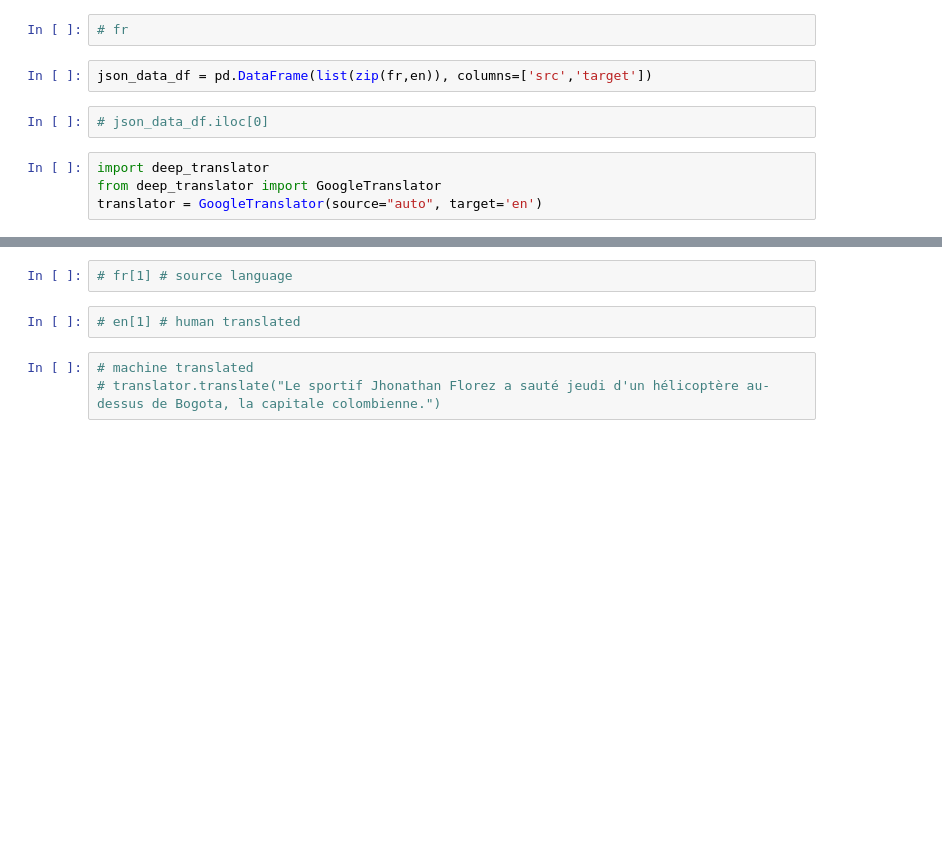
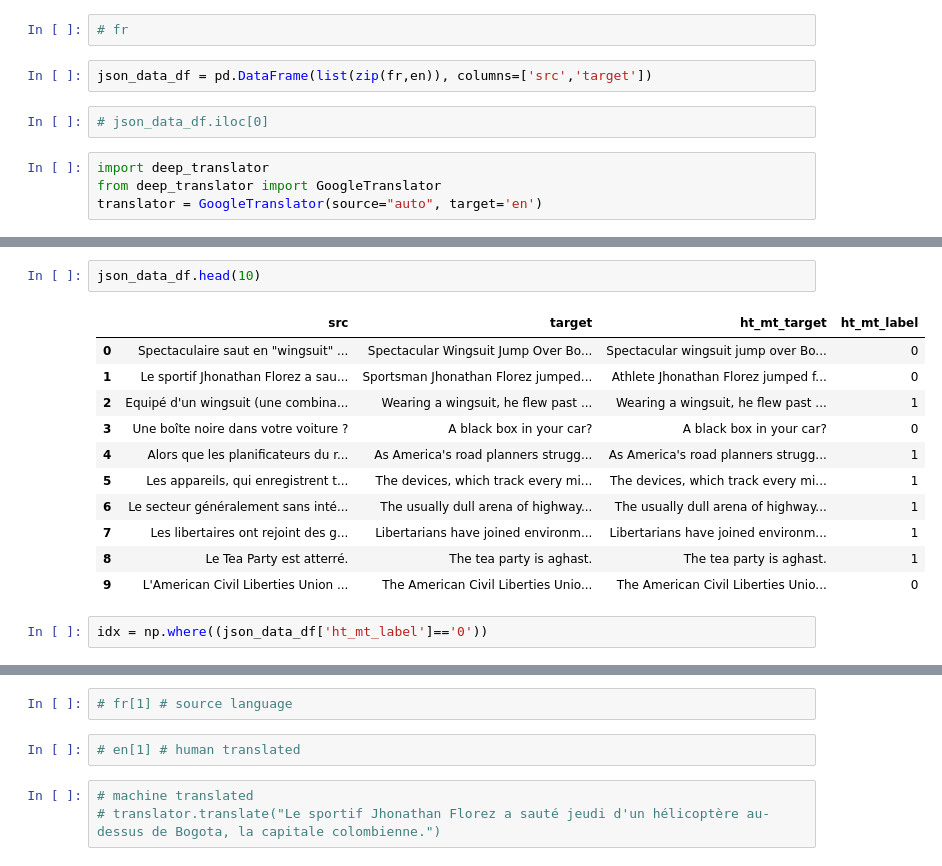
Before and after one commit to srspratti/Adversarial_NMT_th, a Jupyter notebook: wmt14_to_invidual_files.ipynb, the cells around one changed output, grey strips where cells are left out. Cells and saved outputs as stored; diff of their text form; blank space fills up the shorter version.

```diff
--- a/wmt14_to_invidual_files.ipynb
+++ b/wmt14_to_invidual_files.ipynb
@@ -41,0 +94,16 @@ translator = GoogleTranslator(source="auto", target='en')
+# %%
+json_data_df.head(10)
+# %% [output]
+|  | src | target | ht_mt_target | ht_mt_label |
+| 0 | Spectaculaire saut en "wingsuit" ... | Spectacular Wingsuit Jump Over Bo... | Spectacular wingsuit jump over Bo... | 0 |
+| 1 | Le sportif Jhonathan Florez a sau... | Sportsman Jhonathan Florez jumped... | Athlete Jhonathan Florez jumped f... | 0 |
+| 2 | Equipé d'un wingsuit (une combina... | Wearing a wingsuit, he flew past ... | Wearing a wingsuit, he flew past ... | 1 |
+| 3 | Une boîte noire dans votre voiture ? | A black box in your car? | A black box in your car? | 0 |
+| 4 | Alors que les planificateurs du r... | As America's road planners strugg... | As America's road planners strugg... | 1 |
+| 5 | Les appareils, qui enregistrent t... | The devices, which track every mi... | The devices, which track every mi... | 1 |
+| 6 | Le secteur généralement sans inté... | The usually dull arena of highway... | The usually dull arena of highway... | 1 |
+| 7 | Les libertaires ont rejoint des g... | Libertarians have joined environm... | Libertarians have joined environm... | 1 |
+| 8 | Le Tea Party est atterré. | The tea party is aghast. | The tea party is aghast. | 1 |
+| 9 | L'American Civil Liberties Union ... | The American Civil Liberties Unio... | The American Civil Liberties Unio... | 0 |
+# %%
+idx = np.where((json_data_df['ht_mt_label']=='0'))
```
Also changed, not shown: parts of 13 cells of this notebook, 3 other files.
